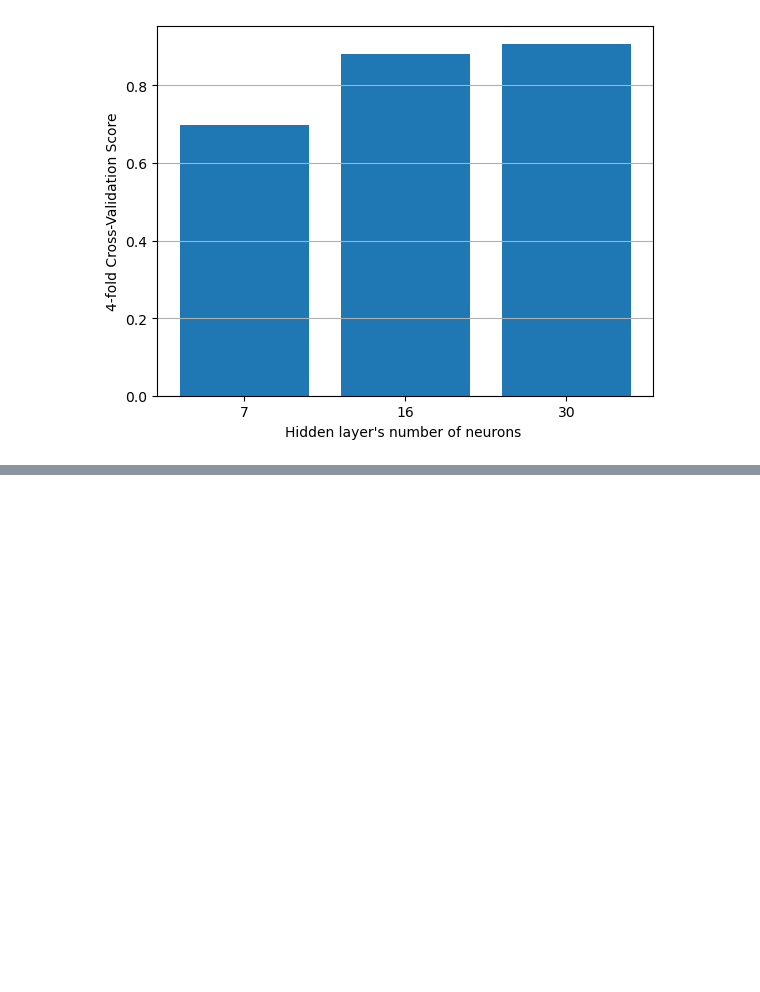
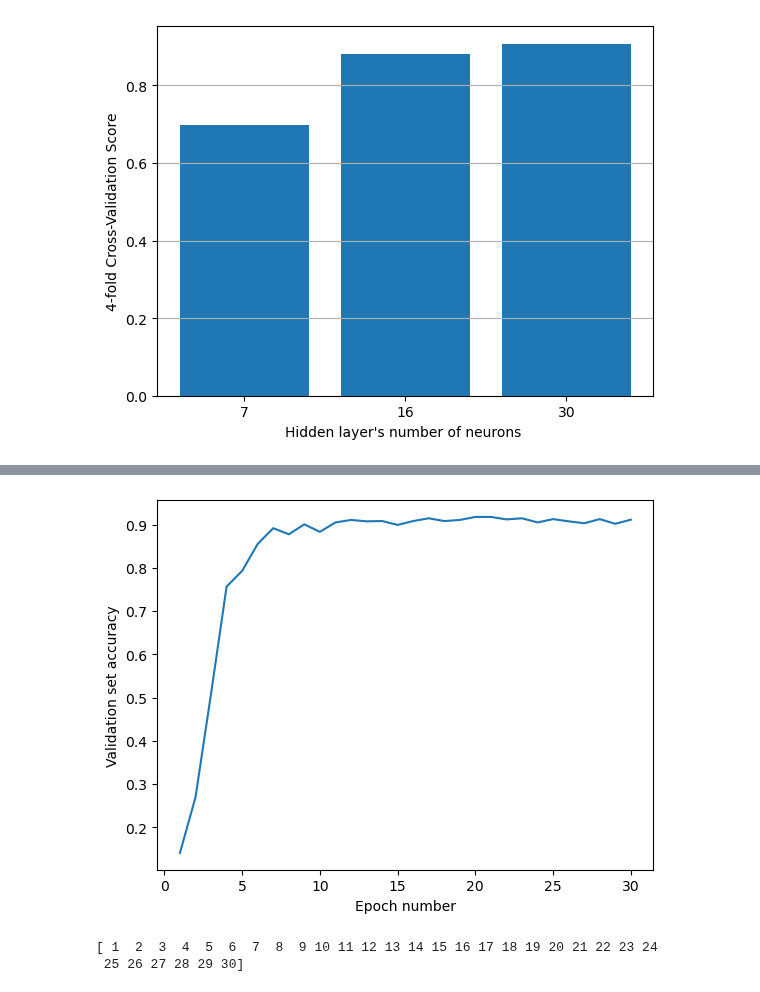
Before and after one commit to Howieboss02/Computational-Intelligence-ACO-ANN, a Jupyter notebook: src/Main.ipynb, the cells around one changed output, grey strips where cells are left out. Cells and saved outputs as stored; diff of their text form; code cells hidden in the pictures; blank space fills up the shorter version.

Commit message:
Add epochs plot

```diff
--- a/src/Main.ipynb
+++ b/src/Main.ipynb
@@ -160,3 +160,13 @@ plt.grid(axis = 'y')
 plt.show()
 # %% [output]
 [figure]
+# %%
+# split the data into train, test and val data
+train_data, test_data = split_dataset(features, targets, 0.2)
+# train_data, validation_data = split_dataset(train_data[0], train_data[1], 0.2)
+
+best_model = ANN([10, 30, 7], lr = 0.13, loss_function="square", number_of_features = 10, batch_size=64)
+
+best_model.fit_train_val(train_data, test_data, 30)
+score_by_epoch = best_model.epoch_score
+epochs = np.arange(31)[1:]
@@ -162,0 +191,12 @@ plt.show()
+# %%
+plt.plot(epochs, score_by_epoch)
+plt.xlabel("Epoch number")
+plt.ylabel("Validation set accuracy")
+plt.show()
+# %% [output]
+[figure, added]
+# %%
+print(epochs)
+# %% [output]
+[ 1  2  3  4  5  6  7  8  9 10 11 12 13 14 15 16 17 18 19 20 21 22 23 24
+ 25 26 27 28 29 30]
```
Also changed, not shown: parts of 1 cell of this notebook, 1 other file.
